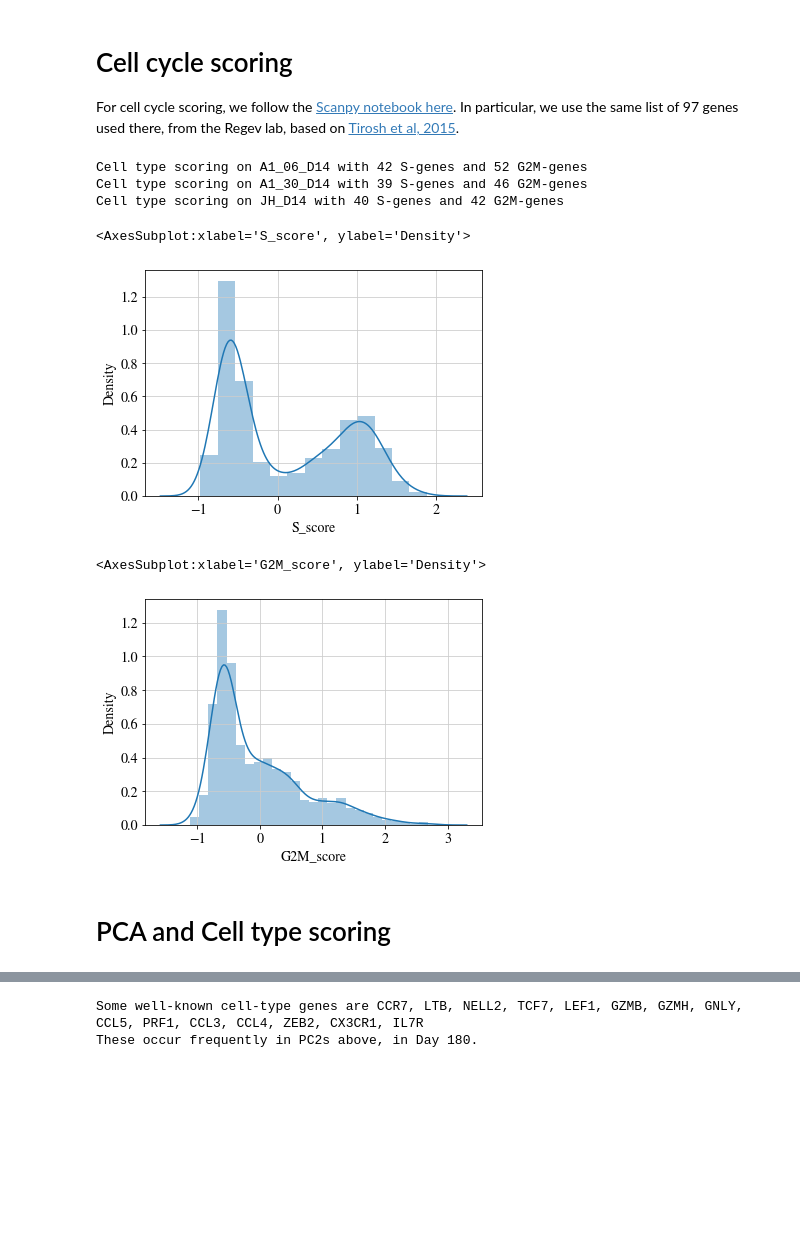
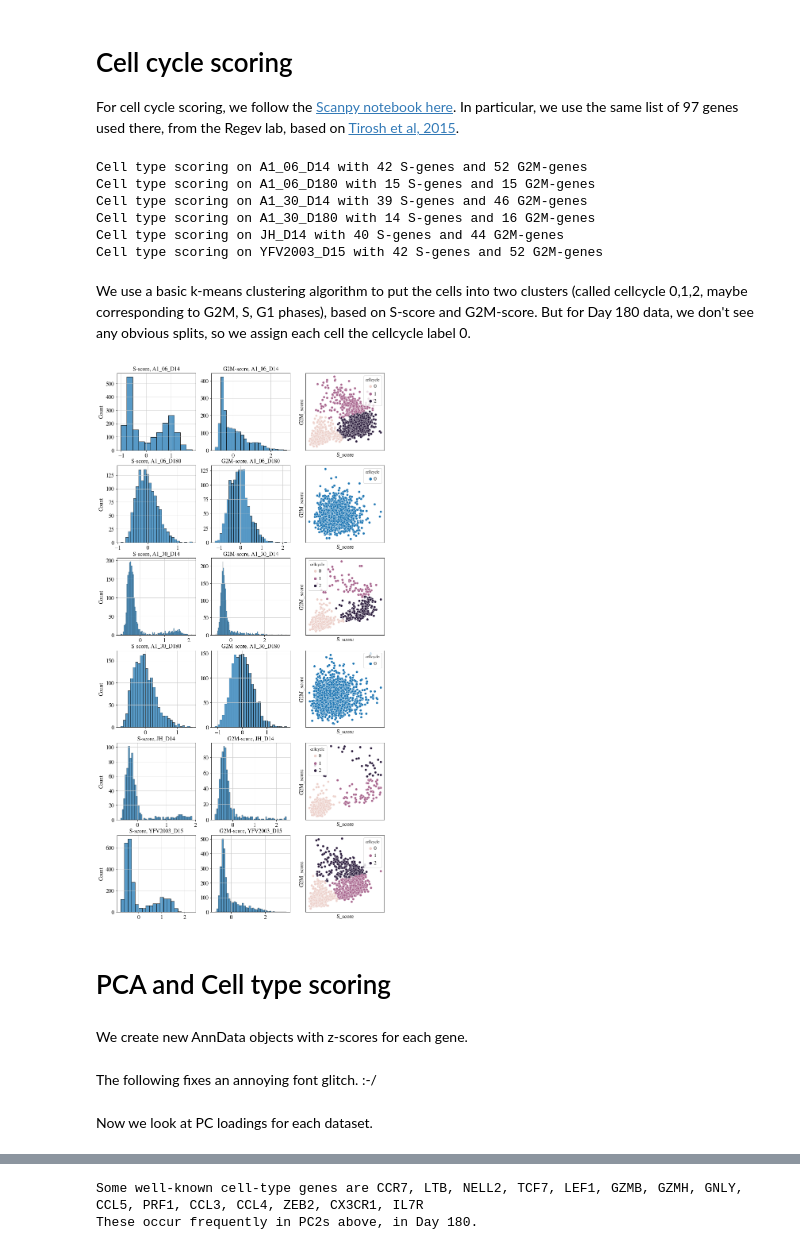
Before and after one commit to MartyWeissman/GenomicsClonality, a Jupyter notebook: Preprocessing_BigInvivo.ipynb, the cells around one changed output, grey strips where cells are left out. Cells and saved outputs as stored; diff of their text form; code cells hidden in the pictures; blank space fills up the shorter version.

```diff
--- a/Preprocessing_BigInvivo.ipynb
+++ b/Preprocessing_BigInvivo.ipynb
@@ -325,0 +288,3 @@ alllane_df.head()
+# %%
+filename = 'bigss3-umicounts-exon_v2.csv'
+alllane_list = load_lane(filename, test_run=False)
@@ -606,21 +606,21 @@ min_counts = {'A1_06_D14': 1000,
               'A1_30_D180': 1000,
               'JH_D14': 1000,
               'YFV2003_D15': 2000}
-max_counts = {'A1_06_D14': 13000,
+max_counts = {'A1_06_D14': 12500,
               'A1_06_D180': 4500,
               'A1_30_D14': 10000,
               'A1_30_D180': 4200,
               'JH_D14': 10000,
               'YFV2003_D15': 12000}
 
-min_genes = {'A1_06_D14': 1000,
+min_genes = {'A1_06_D14': 2000,
              'A1_06_D180': 1500, # Shifted after looking at PCA.
              'A1_30_D14': 1000,
              'A1_30_D180': 1000,
              'JH_D14': 1000,
              'YFV2003_D15': 1000}
 
-max_genes = {'A1_06_D14': 8000,
+max_genes = {'A1_06_D14': 7500,
              'A1_06_D180': 4000,
              'A1_30_D14': 6250,
              'A1_30_D180': 3400,
@@ -698,31 +700,55 @@ s_genes = cell_cycle_genes[:43]
 g2m_genes = cell_cycle_genes[43:]
 # %%
 for ds in donordays:
-    if '14' in ds:
-        s_genes_tmp = [gene for gene in s_genes if gene in adata[ds].var_names]
-        g2m_genes_tmp = [gene for gene in g2m_genes if gene in adata[ds].var_names]
-        print('Cell type scoring on {} with {} S-genes and {} G2M-genes'.format(ds, len(s_genes_tmp), len(g2m_genes_tmp)))
-        sc.tl.score_genes_cell_cycle(adata[ds], s_genes=s_genes_tmp, g2m_genes=g2m_genes_tmp)
+    s_genes_tmp = [gene for gene in s_genes if gene in adata[ds].var_names]
+    g2m_genes_tmp = [gene for gene in g2m_genes if gene in adata[ds].var_names]
+    print('Cell type scoring on {} with {} S-genes and {} G2M-genes'.format(ds, len(s_genes_tmp), len(g2m_genes_tmp)))
+    sc.tl.score_genes_cell_cycle(adata[ds], s_genes=s_genes_tmp, g2m_genes=g2m_genes_tmp)
 # %% [output]
 Cell type scoring on A1_06_D14 with 42 S-genes and 52 G2M-genes
+Cell type scoring on A1_06_D180 with 15 S-genes and 15 G2M-genes
 Cell type scoring on A1_30_D14 with 39 S-genes and 46 G2M-genes
-Cell type scoring on JH_D14 with 40 S-genes and 42 G2M-genes
+Cell type scoring on A1_30_D180 with 14 S-genes and 16 G2M-genes
+Cell type scoring on JH_D14 with 40 S-genes and 44 G2M-genes
+Cell type scoring on YFV2003_D15 with 42 S-genes and 52 G2M-genes
+# %% [markdown]
+We use a basic k-means clustering algorithm to put the cells into two clusters (called cellcycle 0,1,2, maybe corresponding to G2M, S, G1 phases), based on S-score and G2M-score.  But for Day 180 data, we don't see any obvious splits, so we assign each cell the cellcycle label 0.
+# %%
+from sklearn.cluster import KMeans
+for ds in donordays:
+    if ds[-3:] != '180':
+        X = adata[ds].obs[['S_score','G2M_score']]
+        kmeans = KMeans(n_clusters=3, random_state=0).fit(X)
+        adata[ds].obs['cellcycle'] = kmeans.labels_
+    else:
+        adata[ds].obs['cellcycle'] = 0
 # %%
-sns.distplot(adata['A1_06_D14'].obs.S_score)
+fig,ax = plt.subplots(6,3,figsize=(12,24))
+for j,ds in enumerate(donordays):
+    sns.histplot(adata[ds].obs.S_score, ax=ax[j,0])
+    sns.histplot(adata[ds].obs.G2M_score, ax=ax[j,1])
+    ax[j,0].set_title('S-score, {}'.format(ds))
+    ax[j,1].set_title('G2M-score, {}'.format(ds))
+    ax[j,1].set_ylabel('')
+    ax[j,0].set_xlabel('')
+    ax[j,1].set_xlabel('')
+    sns.scatterplot(x=adata[ds].obs.S_score, y=adata[ds].obs.G2M_score,
+                    hue=adata[ds].obs.cellcycle, ax=ax[j,2])
+    ax[j,2].set_xticks([])
+    ax[j,2].set_yticks([])
+plt.show()
 # %% [output]
-<AxesSubplot:xlabel='S_score', ylabel='Density'>
-[figure, old version]
+[figure, new version]
-# %%
-sns.distplot(adata['A1_06_D14'].obs.G2M_score)
-# %% [output]
-<AxesSubplot:xlabel='G2M_score', ylabel='Density'>
-[figure, removed]
 # %% [markdown]
 # PCA and Cell type scoring
+# %% [markdown]
+We create new AnnData objects with z-scores for each gene.
 # %%
 adata_z = {}
 for ds in donordays:
     adata_z[ds] = sc.pp.scale(adata[ds], copy=True)
+# %% [markdown]
+The following fixes an annoying font glitch.  :-/
 # %%
 plt.rcParams.update(
     {
@@ -731,6 +757,8 @@ plt.rcParams.update(
         'mathtext.fontset': 'stix',
     }
 )
+# %% [markdown]
+Now we look at PC loadings for each dataset.
 # %%
 for ds in donordays:
     sc.tl.pca(adata_z[ds], svd_solver='arpack')
```
Also changed, not shown: parts of 26 cells of this notebook.
